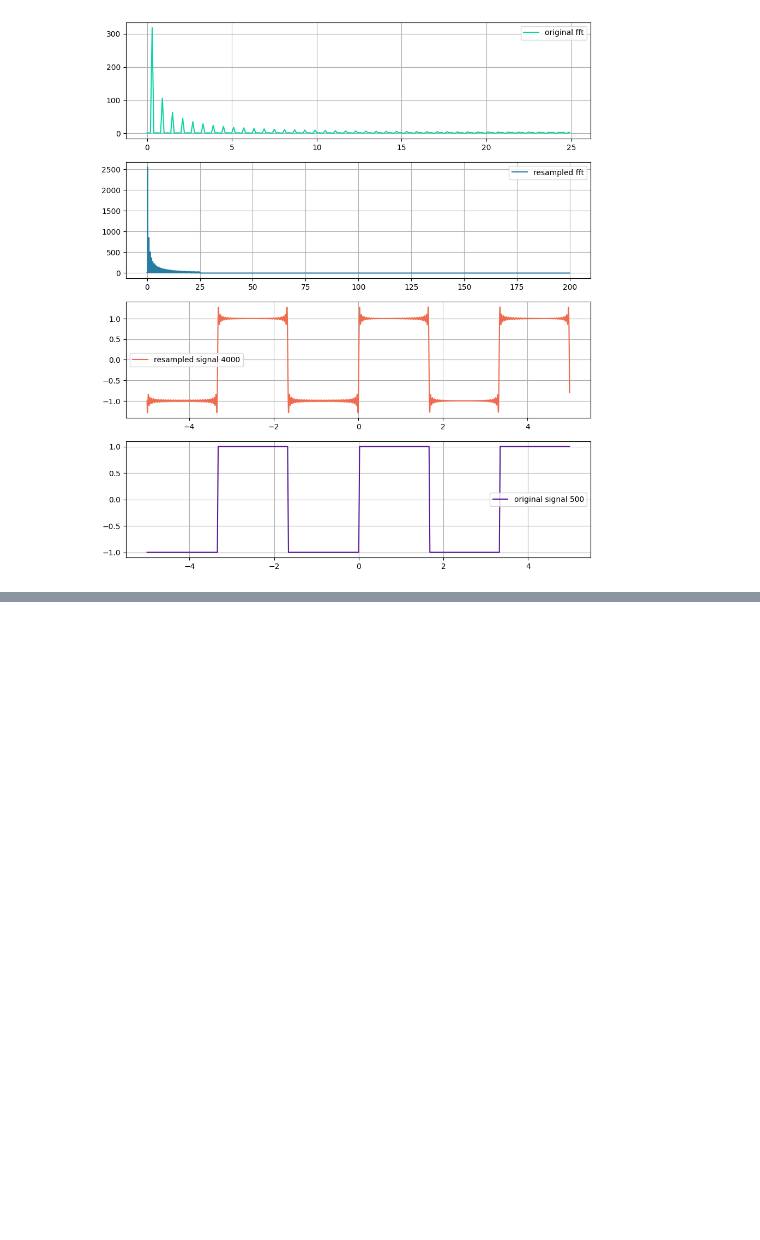
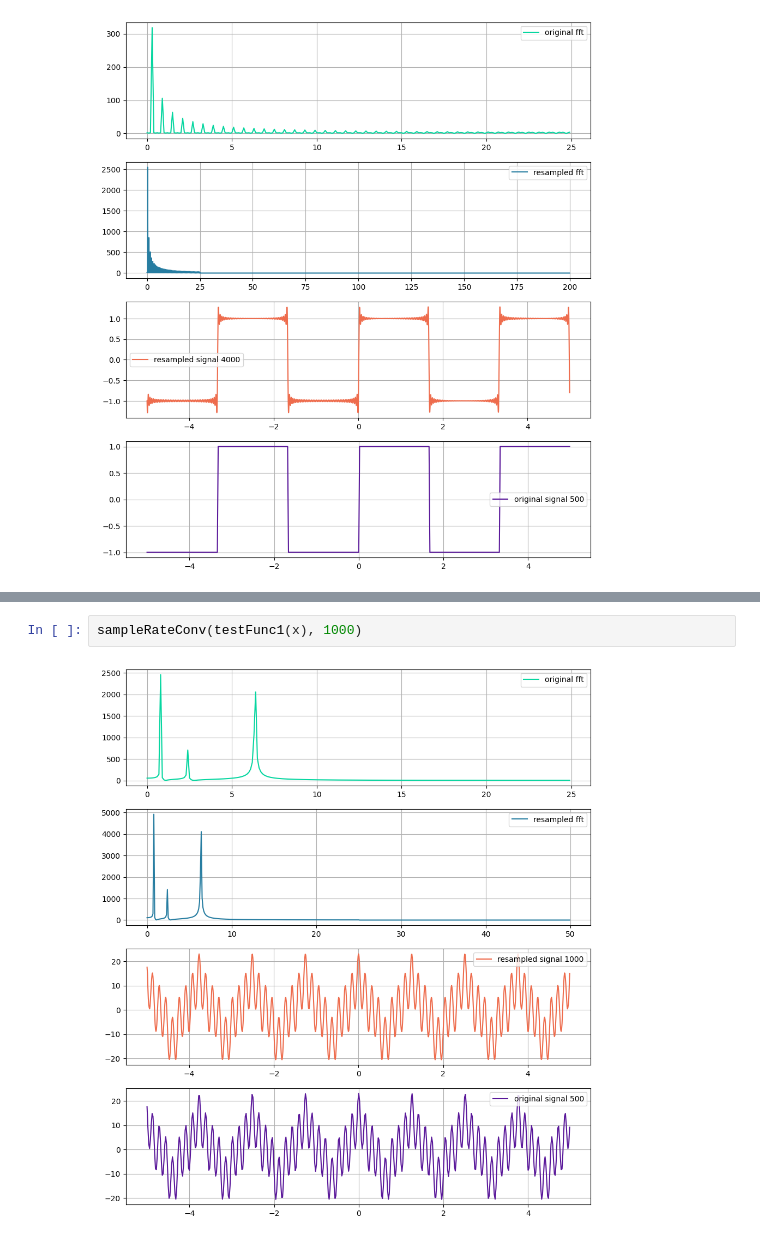
Before and after one commit to Altair200333/dataProcessing_nsu, a Jupyter notebook: task6_discr.ipynb, the cells around one changed output, grey strips where cells are left out. Cells and saved outputs as stored; diff of their text form; blank space fills up the shorter version.

```diff
--- a/task6_discr.ipynb
+++ b/task6_discr.ipynb
@@ -187,0 +195,4 @@ sampleRateConv(signal.square(2 * np.pi * 0.3 * x), 4000)
+# %%
+sampleRateConv(testFunc1(x), 1000)
+# %% [output]
+[figure, added]
```
Also changed, not shown: parts of 4 cells of this notebook.
